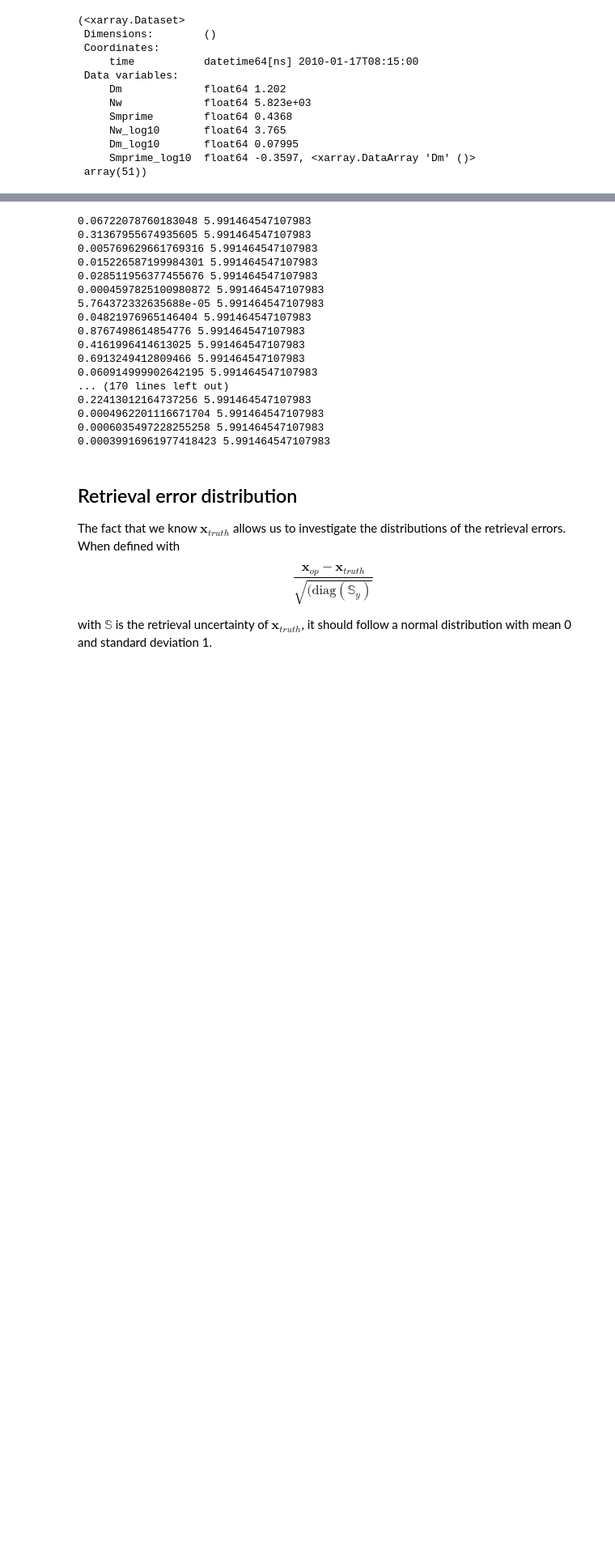
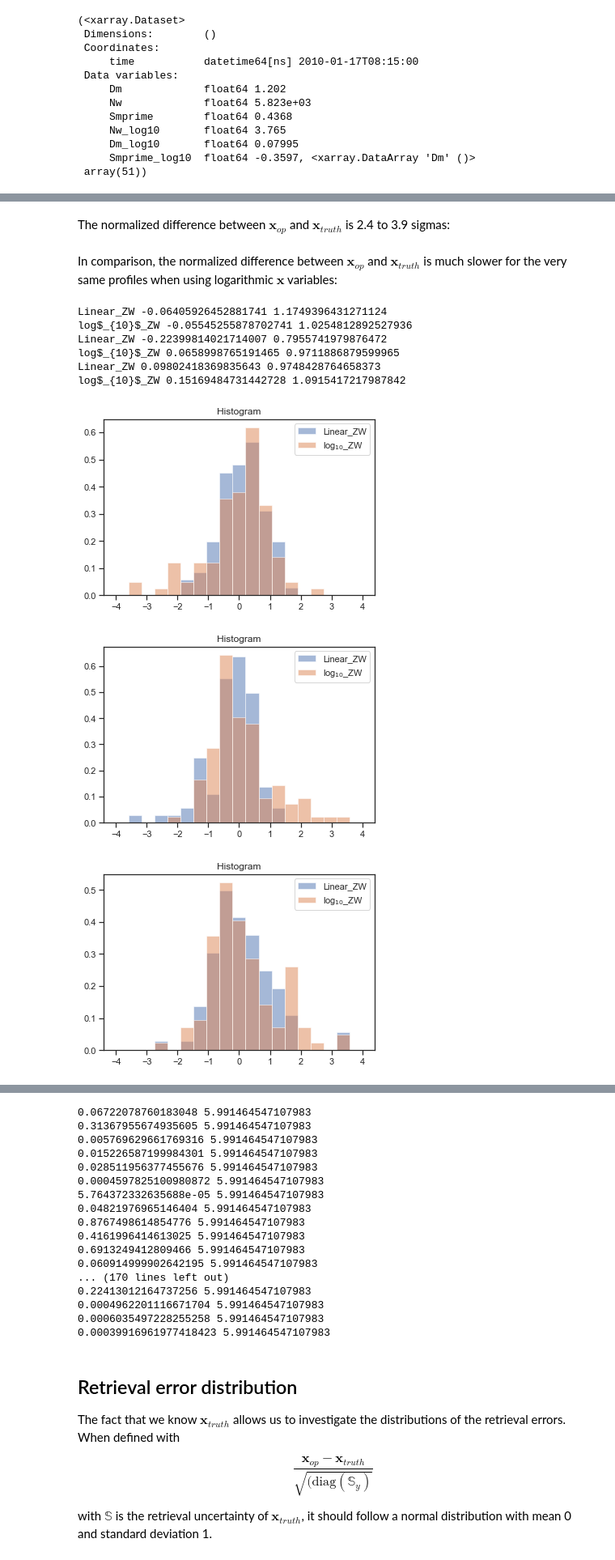
Before and after one commit to maahn/pyOptimalEstimation_examples, a Jupyter notebook: Supplement B - DSD retrieval.ipynb, the cells around one changed output, grey strips where cells are left out. Shown: that part at 81% size. Drawn from its saved outputs; the diff is of its cells as text; code cells hidden in the pictures; blank space fills up the shorter version.

```diff
--- a/DSD_retrieval.ipynb
+++ b/Supplement B - DSD retrieval.ipynb
@@ -280,3 +238,6 @@ to do: go step by step through retrieval design
+# %%
+tt = 51
+x_truth = rainDat_test[x_vars].to_dataframe().iloc[tt]
 # %%
 tt = np.argmin(np.abs(rainDat_test['Dm'] - 1.202))
 rainDat_test.isel(time=tt), tt
@@ -295,0 +259,6 @@ rainDat_test.isel(time=tt), tt
+# %%
+y_obs = supporting_routines.forwardPamtra(
+    x_truth,
+    **forwardKwArgs,
+)
+y_obs
@@ -594,0 +738,2 @@ for key in resultsOE.keys():
+# %% [markdown]
+The normalized difference between $\mathbf{x}_{op}$ and $\mathbf{x}_{truth}$ is 2.4 to 3.9 sigmas:
@@ -594,0 +745,2 @@ for key in resultsOE.keys():
+# %% [markdown]
+In comparison, the normalized difference between $\mathbf{x}_{op}$ and $\mathbf{x}_{truth}$ is much slower for the very same profiles when using logarithmic $\mathbf{x}$ variables:
@@ -594,0 +753,24 @@ for key in resultsOE.keys():
+# %%
+
+for xx in range(3):
+    plt.figure()
+    for kk, key in enumerate(resultsOE.keys()):
+        x_var = resultsOE[key].x_vars[xx]
+        thisOE = resultsOE[key].sel(x_vars=x_var)
+        dev = (
+        (thisOE.x_op - thisOE.x_truth) /
+         thisOE.x_op_err
+        )
+        dev.plot.hist(bins=np.linspace(-4,4, 20), density=True, alpha=0.5, label=key)
+        print(key, dev.mean().values, dev.std().values)
+    plt.legend()
+# %% [output]
+Linear_ZW -0.06405926452881741 1.1749396431271124
+log$_{10}$_ZW -0.05545255878702741 1.0254812892527936
+Linear_ZW -0.22399814021714007 0.7955741979876472
+log$_{10}$_ZW 0.0658998765191465 0.9711886879599965
+Linear_ZW 0.09802418369835643 0.9748428764658373
+log$_{10}$_ZW 0.15169484731442728 1.0915417217987842
+[figure, added]
+[figure, added]
+[figure, added]
```
Also changed, not shown: parts of 76 cells of this notebook, 5 other files.
